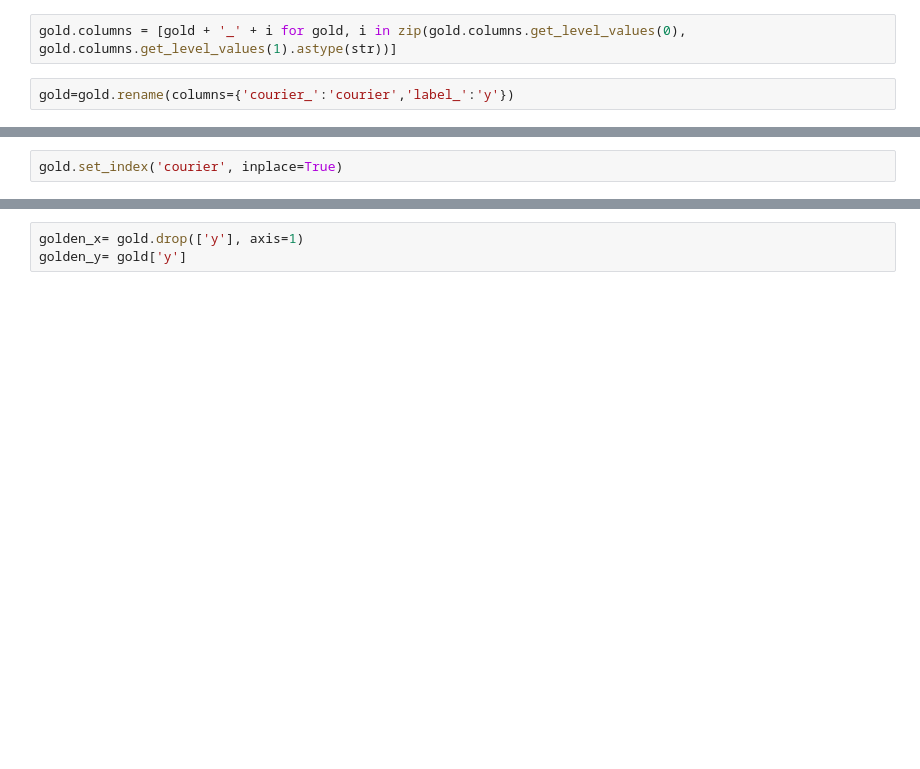
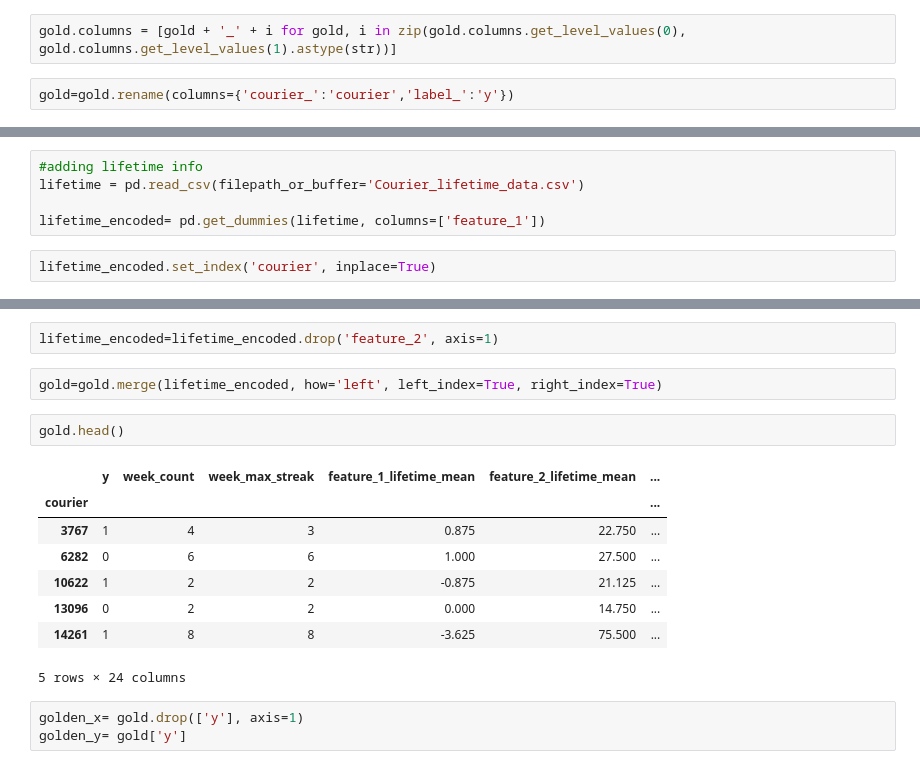
Before and after one commit to ricardofullton/glovo_test, a Jupyter notebook: glovo.ipynb, the cells around one changed output, grey strips where cells are left out. Drawn from its saved outputs; the diff is of its cells as text; blank space fills up the shorter version.

```diff
--- a/glovo.ipynb
+++ b/glovo.ipynb
@@ -135,3 +174,8 @@ Index(['courier', 'y', 'week_count', 'week_max_streak', 'feature_1_mean',
       dtype='object')
+# %%
+#adding lifetime info
+lifetime = pd.read_csv(filepath_or_buffer='Courier_lifetime_data.csv')
+
+lifetime_encoded= pd.get_dummies(lifetime, columns=['feature_1'])
 # %%
-gold.set_index('courier', inplace=True)
+lifetime_encoded.set_index('courier', inplace=True)
@@ -138,3 +192,18 @@ gold.set_index('courier', inplace=True)
+# %%
+lifetime_encoded=lifetime_encoded.drop('feature_2', axis=1)
+# %%
+gold=gold.merge(lifetime_encoded, how='left', left_index=True, right_index=True)
+# %%
+gold.head()
+# %% [output]
+|  | y | week_count | week_max_streak | feature_1_lifetime_mean | feature_2_lifetime_mean | ... |
+| courier |  |  |  |  |  | ... |
+| 3767 | 1 | 4 | 3 | 0.875 | 22.750 | ... |
+| 6282 | 0 | 6 | 6 | 1.000 | 27.500 | ... |
+| 10622 | 1 | 2 | 2 | -0.875 | 21.125 | ... |
+| 13096 | 0 | 2 | 2 | 0.000 | 14.750 | ... |
+| 14261 | 1 | 8 | 8 | -3.625 | 75.500 | ... |
+5 rows × 24 columns
 # %%
 golden_x= gold.drop(['y'], axis=1)
 golden_y= gold['y']
```
Also changed, not shown: parts of 19 cells of this notebook.
